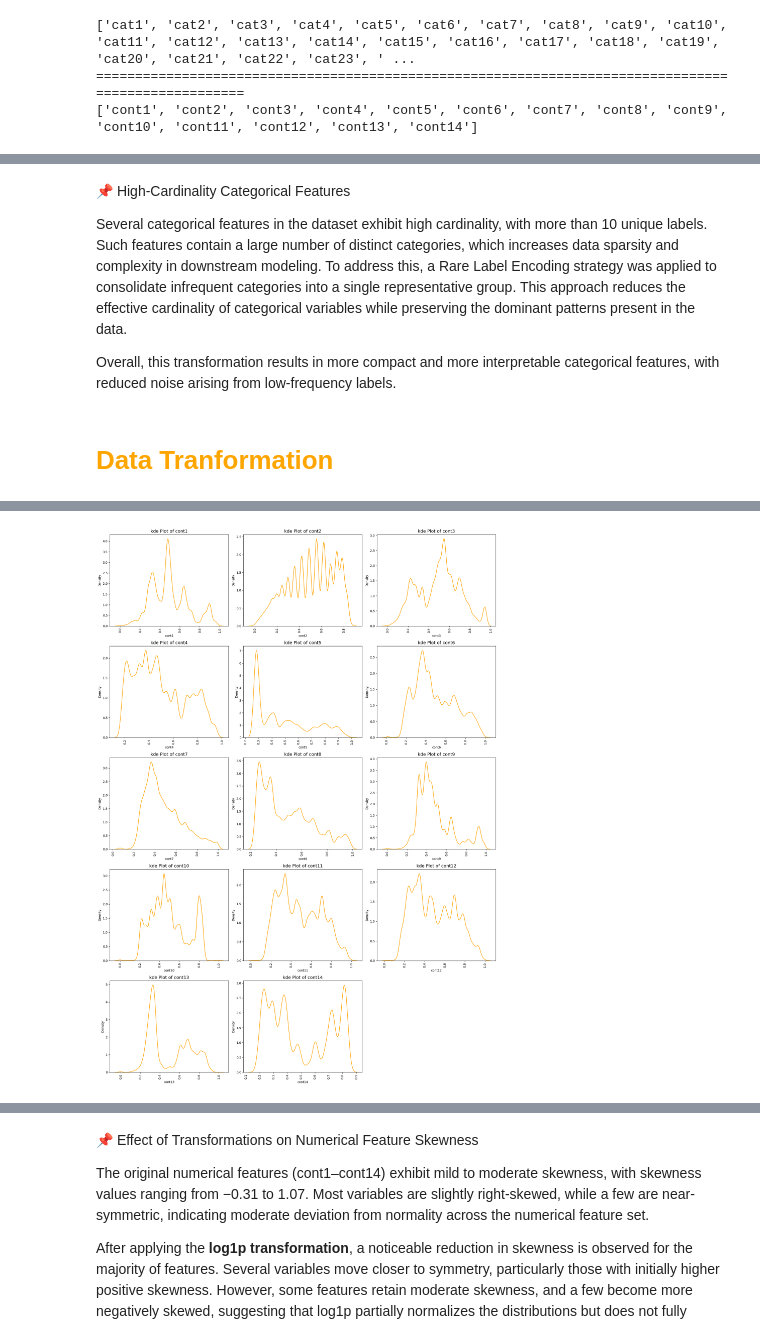
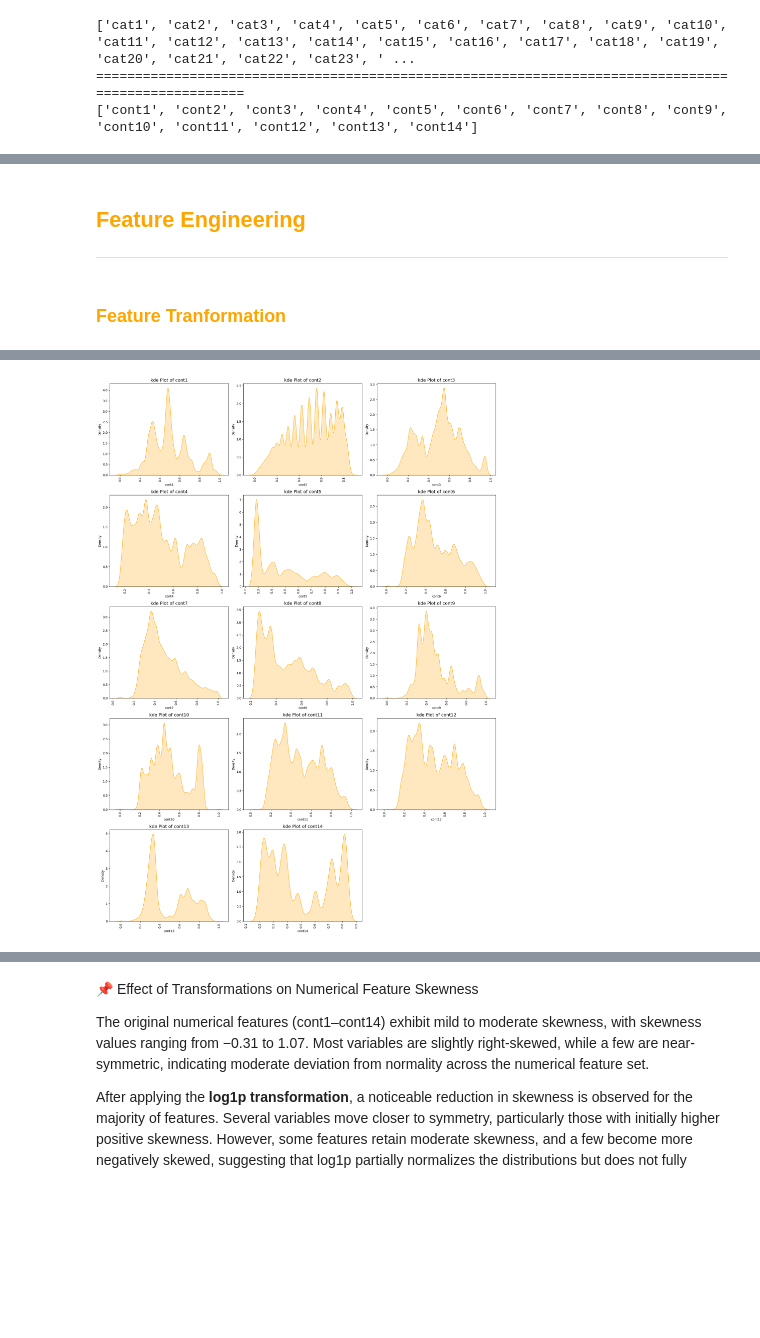
Before and after one commit to Aryan-Kaisth/Tail_Risk_Modeling_of_Insurance_Claim_Severity, a Jupyter notebook: notebooks/feature_engineering.ipynb, the cells around one changed output, grey strips where cells are left out. Saved outputs shown, nothing was run; the diff lists cells and outputs as text; code cells hidden in the pictures; blank space fills up the shorter version.

Commit message:
Feature Engineering

```diff
--- a/notebooks/feature_engineering.ipynb
+++ b/notebooks/feature_engineering.ipynb
@@ -76,12 +64,8 @@ RareLabelEncoder(n_categories=2, max_n_categories=10, replace_with="Other").fit_
-# %% [markdown]
-📌 High-Cardinality Categorical Features
-
-Several categorical features in the dataset exhibit high cardinality, with more than 10 unique labels. Such features contain a large number of distinct categories, which increases data sparsity and complexity in downstream modeling.
-To address this, a Rare Label Encoding strategy was applied to consolidate infrequent categories into a single representative group. This approach reduces the effective cardinality of categorical variables while preserving the dominant patterns present in the data.
-
-Overall, this transformation results in more compact and more interpretable categorical features, with reduced noise arising from low-frequency labels.
+# %% [markdown]
+## **<span style="color:orange;">Feature Engineering</span>**
+---
 # %% [markdown]
-# **<span style="color:orange;">Data Tranformation</span>**
+### **<span style="color:orange;">Feature Tranformation</span>**
 # %%
 df[num_cols].head(5)
 # %% [output]
@@ -92,26 +76,29 @@ df[num_cols].head(5)
 | 3 | 0.321594 | 0.555782 | 0.527991 | 0.373816 | 0.422268 | 0.440945 | 0.391128 | 0.31796 | 0.32128 | 0.44467 | 0.327915 | ... |
 | 4 | 0.273204 | 0.159990 | 0.527991 | 0.473202 | 0.704268 | 0.178193 | 0.247408 | 0.24564 | 0.22089 | 0.21230 | 0.204687 | ... |
 # %%
+# Kdeplot for numerical features
+
 n_cols = 3
 n_rows = math.ceil(len(num_cols)/n_cols)
 fig, axes = plt.subplots(n_rows, n_cols, figsize=(18, 5 * n_rows))
 axes = axes.flatten()
 for ax, col in zip(axes, num_cols):
     sns.kdeplot(
         x=df[col],
         color="orange",
-        ax=ax
+        ax=ax,
+        fill=True
     )
     ax.set_title(f"kde Plot of {col}", fontsize=14)
     ax.set_xlabel(col)
     ax.tick_params(axis="x", rotation=90)
 
 # Remove unused subplots
 for ax in axes[len(num_cols):]:
     ax.remove()
 
 plt.tight_layout()
 plt.show()
 # %% [output]
-[figure, old version]
+[figure, new version]
 # %%
```
Also changed, not shown: parts of 47 cells of this notebook, 1 other file.
